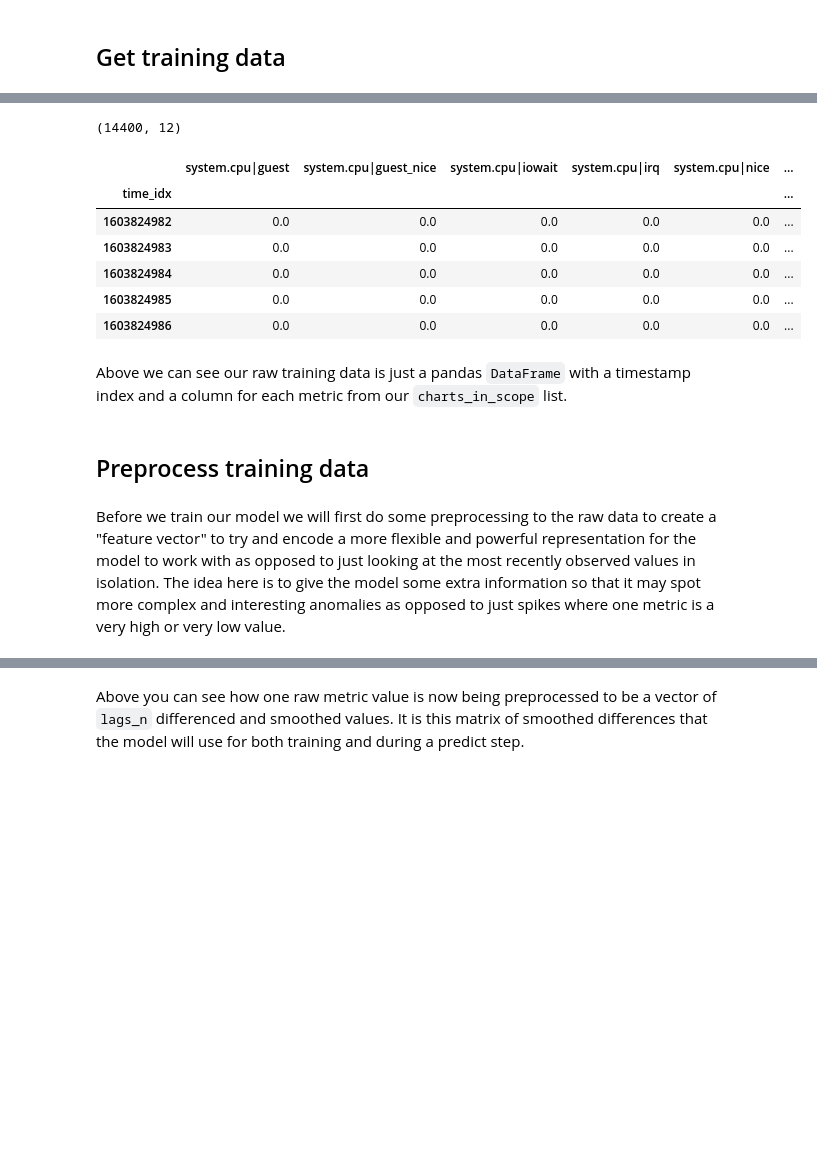
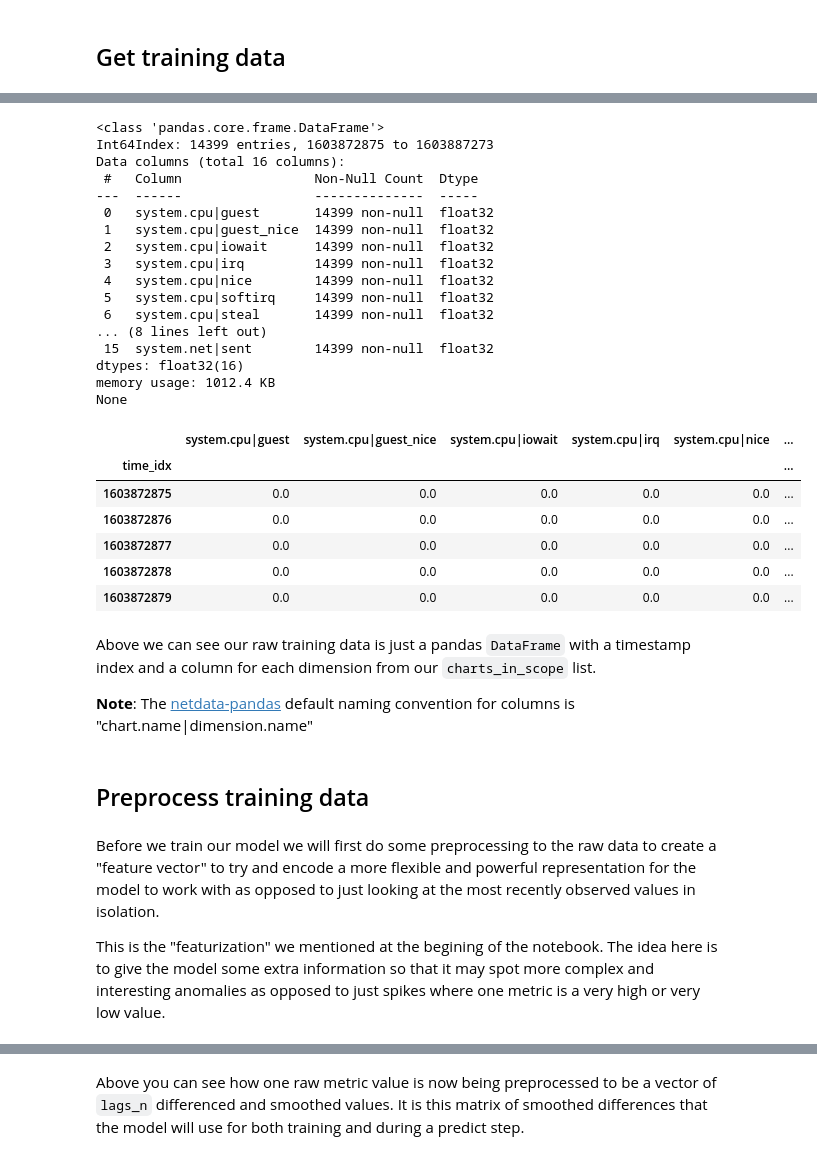
Before and after one commit to netdata/community, a Jupyter notebook: netdata-agent-api/netdata-pandas/anomalies_collector_tutorial.ipynb, the cells around one changed output, grey strips where cells are left out. Drawn from its saved outputs; the diff is of its cells as text; code cells hidden in the pictures; blank space fills up the shorter version.

```diff
--- a/netdata-agent-api/netdata-pandas/anomalies_collector_tutorial.ipynb
+++ b/netdata-agent-api/netdata-pandas/anomalies_collector_tutorial.ipynb
@@ -63,0 +61,23 @@ n_prediction_steps = 20
+# %%
+# inputs
+
+# what host will we use
+host = 'london.my-netdata.io'
+# for this tutorial we will just use two charts, and so two models
+charts_in_scope = ['system.cpu', 'system.load', 'system.net', 'system.io']
+# what model from PyOD will we use under the hood
+model = 'pca'
+# how many seconds of data will we train our models on
+train_n_secs = 14400
+# what contamination rate will we use, see some discussion here to understand this one more: https://github.com/yzhao062/pyod/issues/144
+contamination = 0.001
+# if we want to ignore a recent window of data when training the model we can use this
+offset_n_secs = 0
+# how many lags to include in our feature vector
+lags_n = 5
+# how much smoothing to apply in our feature vector
+smooth_n = 3
+# if we want to do everything in terms of differences then we set diffs_n=1
+diffs_n = 1
+# for purpose of this turorial how many prediction steps will we take once we have a trained model
+n_prediction_steps = 20
@@ -80,25 +121,45 @@ The first thing we need to do is get our raw training data for each chart we wan
 # %%
 # define the window for the training data to pull
 before = int(datetime.now().timestamp()) - offset_n_secs
 after =  before - train_n_secs
 
 # get the training data
-df_train = get_data(hosts=host, charts=charts_in_scope, after=after, before=before, sort_cols=True, numeric_only=True)
-print(df_train.shape)
+df_train = get_data(hosts=host, charts=charts_in_scope, after=after, before=before, sort_cols=True, numeric_only=True, float_size='float32')
+print(df_train.info())
 df_train.head()
 # %% [output]
-(14400, 12)
+<class 'pandas.core.frame.DataFrame'>
+Int64Index: 14399 entries, 1603872875 to 1603887273
+Data columns (total 16 columns):
+ #   Column                 Non-Null Count  Dtype
+---  ------                 --------------  -----
+ 0   system.cpu|guest       14399 non-null  float32
+ 1   system.cpu|guest_nice  14399 non-null  float32
+ 2   system.cpu|iowait      14399 non-null  float32
+ 3   system.cpu|irq         14399 non-null  float32
+ 4   system.cpu|nice        14399 non-null  float32
+ 5   system.cpu|softirq     14399 non-null  float32
+ 6   system.cpu|steal       14399 non-null  float32
+... (8 lines left out)
+ 15  system.net|sent        14399 non-null  float32
+dtypes: float32(16)
+memory usage: 1012.4 KB
+None
 |  | system.cpu|guest | system.cpu|guest_nice | system.cpu|iowait | system.cpu|irq | system.cpu|nice | ... |
 | time_idx |  |  |  |  |  | ... |
-| 1603824982 | 0.0 | 0.0 | 0.0 | 0.0 | 0.0 | ... |
-| 1603824983 | 0.0 | 0.0 | 0.0 | 0.0 | 0.0 | ... |
-| 1603824984 | 0.0 | 0.0 | 0.0 | 0.0 | 0.0 | ... |
-| 1603824985 | 0.0 | 0.0 | 0.0 | 0.0 | 0.0 | ... |
-| 1603824986 | 0.0 | 0.0 | 0.0 | 0.0 | 0.0 | ... |
+| 1603872875 | 0.0 | 0.0 | 0.0 | 0.0 | 0.0 | ... |
+| 1603872876 | 0.0 | 0.0 | 0.0 | 0.0 | 0.0 | ... |
+| 1603872877 | 0.0 | 0.0 | 0.0 | 0.0 | 0.0 | ... |
+| 1603872878 | 0.0 | 0.0 | 0.0 | 0.0 | 0.0 | ... |
+| 1603872879 | 0.0 | 0.0 | 0.0 | 0.0 | 0.0 | ... |
 # %% [markdown]
-Above we can see our raw training data is just a pandas `DataFrame` with a timestamp index and a column for each metric from our `charts_in_scope` list.
+Above we can see our raw training data is just a pandas `DataFrame` with a timestamp index and a column for each dimension from our `charts_in_scope` list.
+
+**Note**: The [netdata-pandas](https://github.com/netdata/netdata-pandas) default naming convention for columns is "chart.name|dimension.name"
 # %% [markdown]
 ## Preprocess training data
 # %% [markdown]
-Before we train our model we will first do some preprocessing to the raw data to create a "feature vector" to try and encode a more flexible and powerful representation for the model to work with as opposed to just looking at the most recently observed values in isolation. The idea here is to give the model some extra information so that it may spot more complex and interesting anomalies as opposed to just spikes where one metric is a very high or very low value.
+Before we train our model we will first do some preprocessing to the raw data to create a "feature vector" to try and encode a more flexible and powerful representation for the model to work with as opposed to just looking at the most recently observed values in isolation.
+
+This is the "featurization" we mentioned at the begining of the notebook. The idea here is to give the model some extra information so that it may spot more complex and interesting anomalies as opposed to just spikes where one metric is a very high or very low value.
 # %%
```
Also changed, not shown: parts of 42 cells of this notebook.
